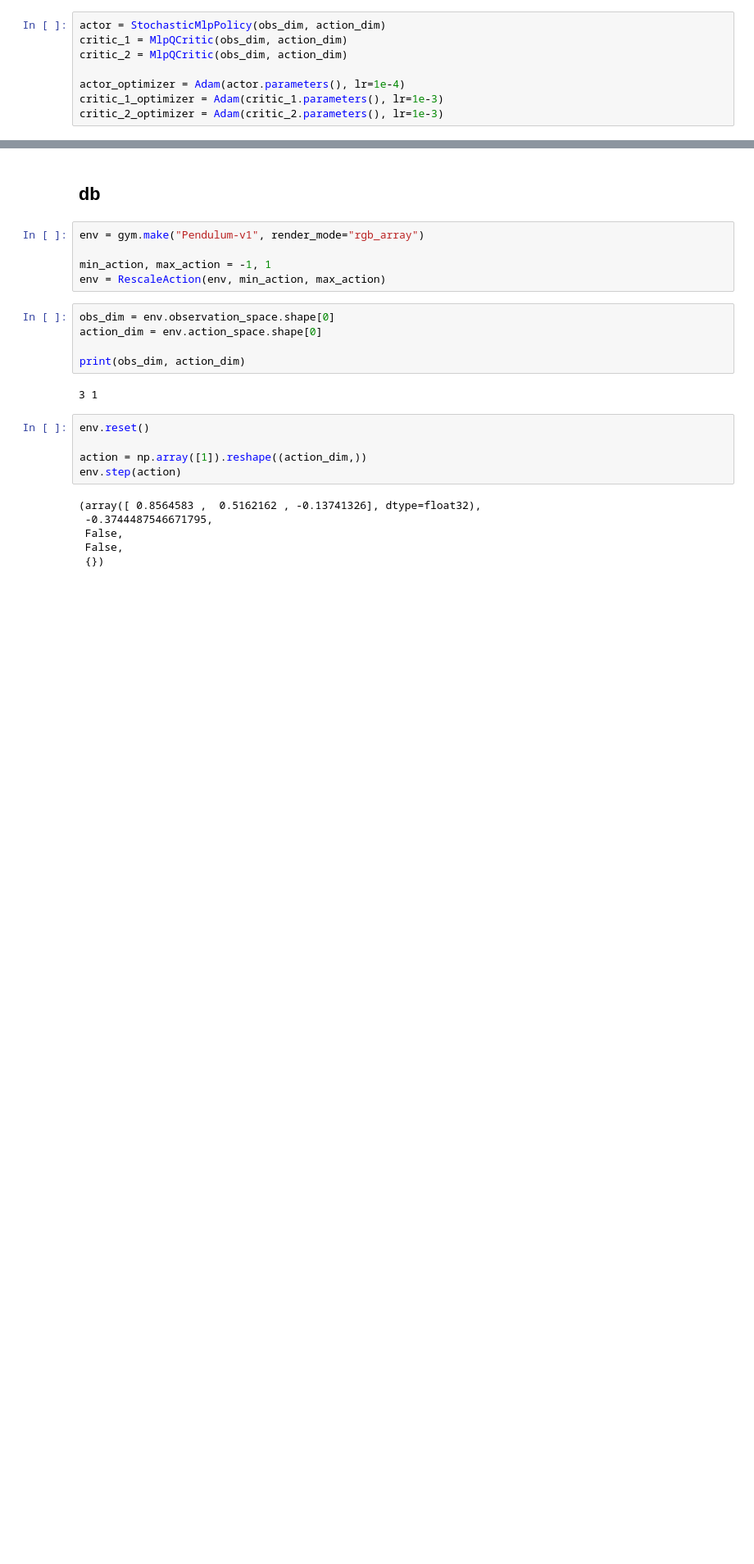
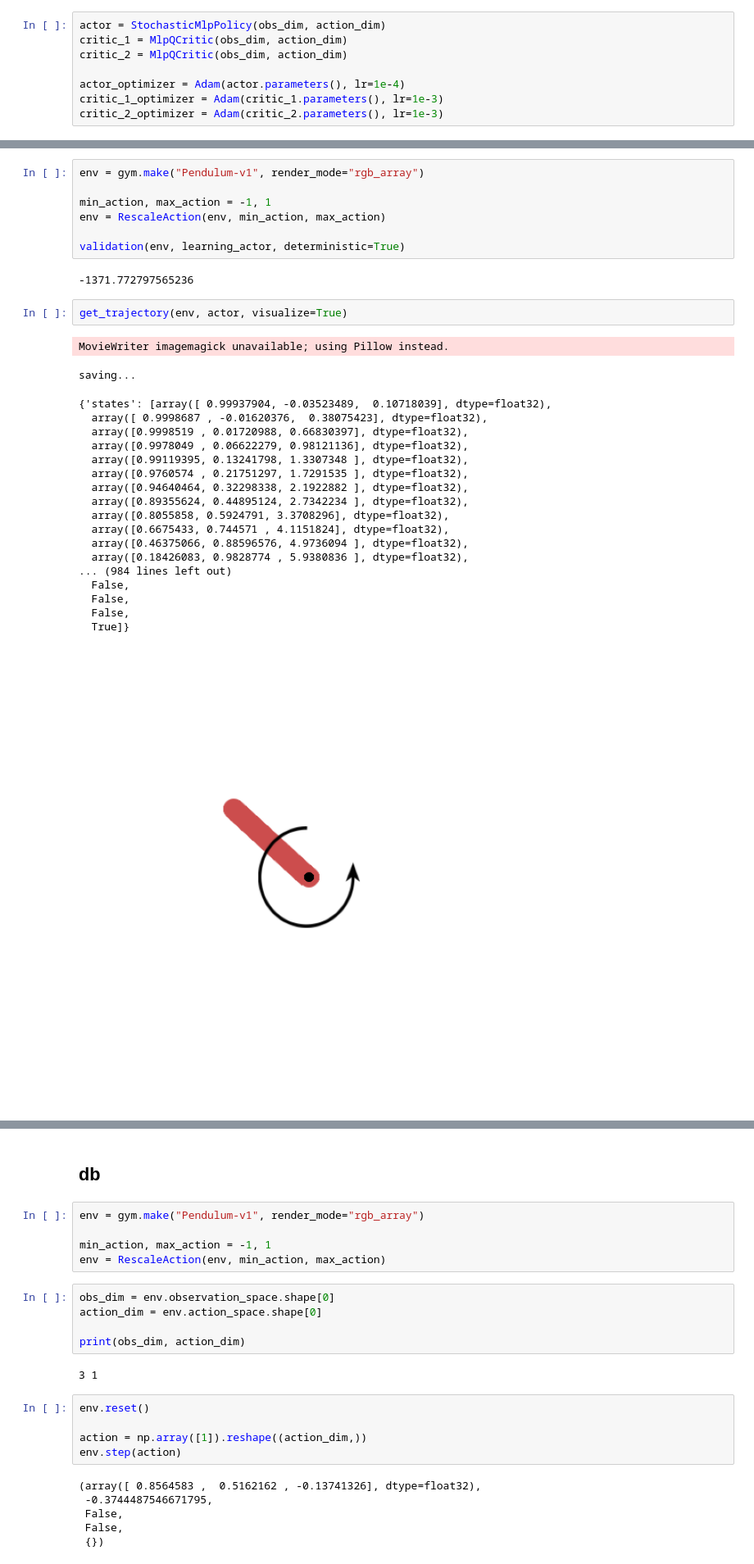
Before and after one commit to iameteron/rlib, a Jupyter notebook: examples/imitation_learning.ipynb, the cells around one changed output, grey strips where cells are left out. Shown at 82% size. Drawn from its saved outputs; the diff is of its cells as text; blank space fills up the shorter version.

```diff
--- a/examples/imitation_learning.ipynb
+++ b/examples/imitation_learning.ipynb
@@ -343,0 +492,32 @@ saving...
+# %%
+env = gym.make("Pendulum-v1", render_mode="rgb_array")
+
+min_action, max_action = -1, 1
+env = RescaleAction(env, min_action, max_action)
+
+validation(env, learning_actor, deterministic=True)
+# %% [output]
+-1371.772797565236
+# %%
+get_trajectory(env, actor, visualize=True)
+# %% [output]
+MovieWriter imagemagick unavailable; using Pillow instead.
+saving...
+{'states': [array([ 0.99937904, -0.03523489,  0.10718039], dtype=float32),
+  array([ 0.9998687 , -0.01620376,  0.38075423], dtype=float32),
+  array([0.9998519 , 0.01720988, 0.66830397], dtype=float32),
+  array([0.9978049 , 0.06622279, 0.98121136], dtype=float32),
+  array([0.99119395, 0.13241798, 1.3307348 ], dtype=float32),
+  array([0.9760574 , 0.21751297, 1.7291535 ], dtype=float32),
+  array([0.94640464, 0.32298338, 2.1922882 ], dtype=float32),
+  array([0.89355624, 0.44895124, 2.7342234 ], dtype=float32),
+  array([0.8055858, 0.5924791, 3.3708296], dtype=float32),
+  array([0.6675433, 0.744571 , 4.1151824], dtype=float32),
+  array([0.46375066, 0.88596576, 4.9736094 ], dtype=float32),
+  array([0.18426083, 0.9828774 , 5.9380836 ], dtype=float32),
+... (984 lines left out)
+  False,
+  False,
+  False,
+  True]}
+[figure, added]
```
Also changed, not shown: parts of 25 cells of this notebook, 45 other files.
